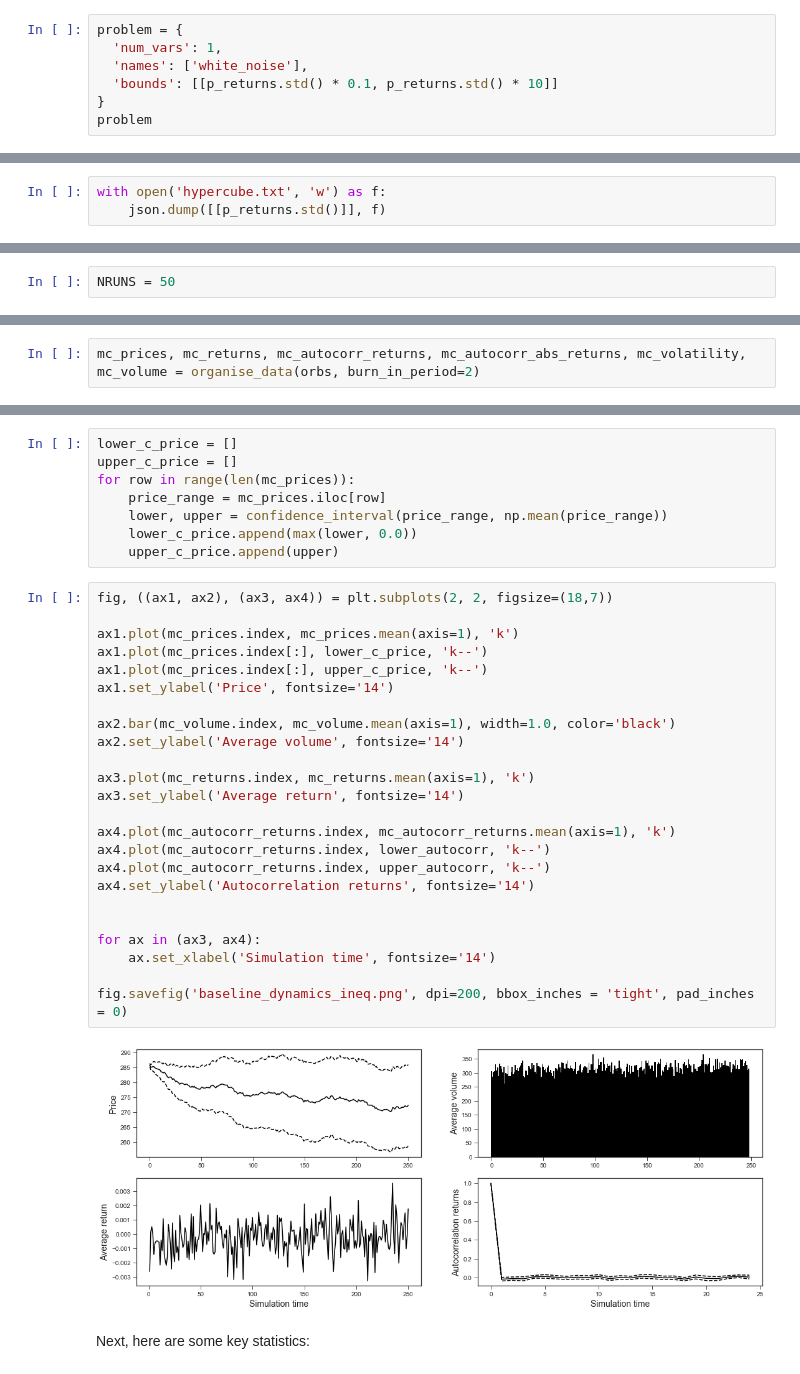
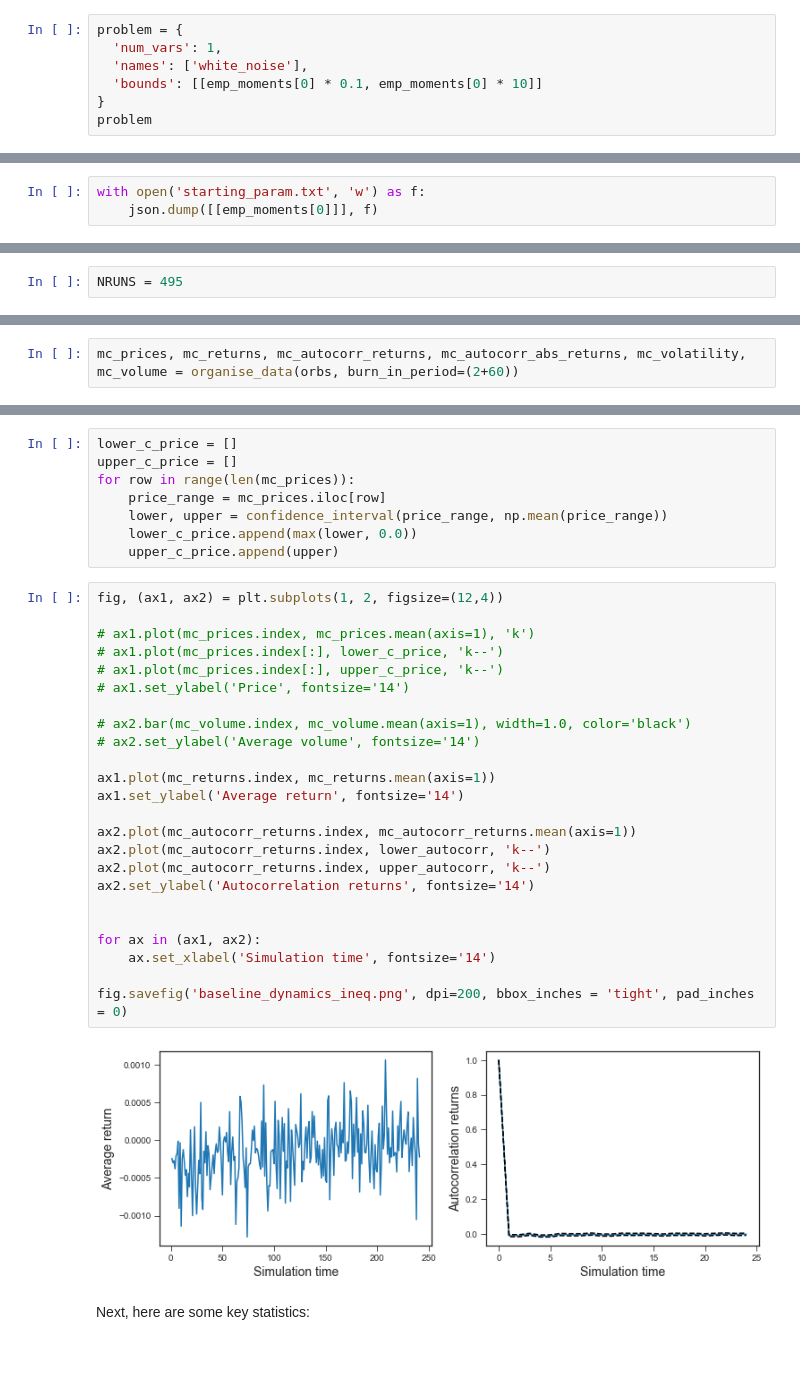
Before and after one commit to joerischasfoort/asset_volatility_wealth_inequality, a Jupyter notebook: stock_market_volatility_and_wealth_inequality_replication.ipynb, the cells around one changed output, grey strips where cells are left out. Drawn from its saved outputs; the diff is of its cells as text.

```diff
--- a/stock_market_volatility_and_wealth_inequality_replication.ipynb
+++ b/stock_market_volatility_and_wealth_inequality_replication.ipynb
@@ -174,7 +219,7 @@ population_size = 1
 problem = {
   'num_vars': 1,
   'names': ['white_noise'],
-  'bounds': [[p_returns.std() * 0.1, p_returns.std() * 10]]
+  'bounds': [[emp_moments[0] * 0.1, emp_moments[0] * 10]]
 }
 problem
 # %% [output]
@@ -184,4 +229,4 @@ problem
 # %%
-with open('hypercube.txt', 'w') as f:
-    json.dump([[p_returns.std()]], f)
+with open('starting_param.txt', 'w') as f:
+    json.dump([[emp_moments[0]]], f)
 # %% [markdown]
@@ -205,5 +251,5 @@ params
 # %%
-NRUNS = 50
+NRUNS = 495
 # %%
 trdrs = []
 orbs = []
@@ -236,7 +282,7 @@ Start of simulation  49
 #### 2.1.1 Price, returns & volume
 First, I observe the baseilne dynamics of the price and volume of the risky asset.
 # %%
-mc_prices, mc_returns, mc_autocorr_returns, mc_autocorr_abs_returns, mc_volatility, mc_volume = organise_data(orbs, burn_in_period=2)
+mc_prices, mc_returns, mc_autocorr_returns, mc_autocorr_abs_returns, mc_volatility, mc_volume = organise_data(orbs, burn_in_period=(2+60))
 # %%
 lower_autocorr = []
 upper_autocorr = []
@@ -254,31 +300,31 @@ for row in range(len(mc_prices)):
     lower_c_price.append(max(lower, 0.0))
     upper_c_price.append(upper)
 # %%
-fig, ((ax1, ax2), (ax3, ax4)) = plt.subplots(2, 2, figsize=(18,7))
+fig, (ax1, ax2) = plt.subplots(1, 2, figsize=(12,4))
 
-ax1.plot(mc_prices.index, mc_prices.mean(axis=1), 'k')
-ax1.plot(mc_prices.index[:], lower_c_price, 'k--')
-ax1.plot(mc_prices.index[:], upper_c_price, 'k--')
-ax1.set_ylabel('Price', fontsize='14')
+# ax1.plot(mc_prices.index, mc_prices.mean(axis=1), 'k')
+# ax1.plot(mc_prices.index[:], lower_c_price, 'k--')
+# ax1.plot(mc_prices.index[:], upper_c_price, 'k--')
+# ax1.set_ylabel('Price', fontsize='14')
 
-ax2.bar(mc_volume.index, mc_volume.mean(axis=1), width=1.0, color='black')
-ax2.set_ylabel('Average volume', fontsize='14')
+# ax2.bar(mc_volume.index, mc_volume.mean(axis=1), width=1.0, color='black')
+# ax2.set_ylabel('Average volume', fontsize='14')
 
-ax3.plot(mc_returns.index, mc_returns.mean(axis=1), 'k')
-ax3.set_ylabel('Average return', fontsize='14')
+ax1.plot(mc_returns.index, mc_returns.mean(axis=1))
+ax1.set_ylabel('Average return', fontsize='14')
 
-ax4.plot(mc_autocorr_returns.index, mc_autocorr_returns.mean(axis=1), 'k')
-ax4.plot(mc_autocorr_returns.index, lower_autocorr, 'k--')
-ax4.plot(mc_autocorr_returns.index, upper_autocorr, 'k--')
-ax4.set_ylabel('Autocorrelation returns', fontsize='14')
+ax2.plot(mc_autocorr_returns.index, mc_autocorr_returns.mean(axis=1))
+ax2.plot(mc_autocorr_returns.index, lower_autocorr, 'k--')
+ax2.plot(mc_autocorr_returns.index, upper_autocorr, 'k--')
+ax2.set_ylabel('Autocorrelation returns', fontsize='14')
 
 
-for ax in (ax3, ax4):
+for ax in (ax1, ax2):
     ax.set_xlabel('Simulation time', fontsize='14')
 
 fig.savefig('baseline_dynamics_ineq.png', dpi=200, bbox_inches = 'tight', pad_inches = 0)
 # %% [output]
-[figure, old version]
+[figure, new version]
 # %% [markdown]
 Next, here are some key statistics:
 # %%
```
Also changed, not shown: parts of 88 cells of this notebook, 3 other files.
